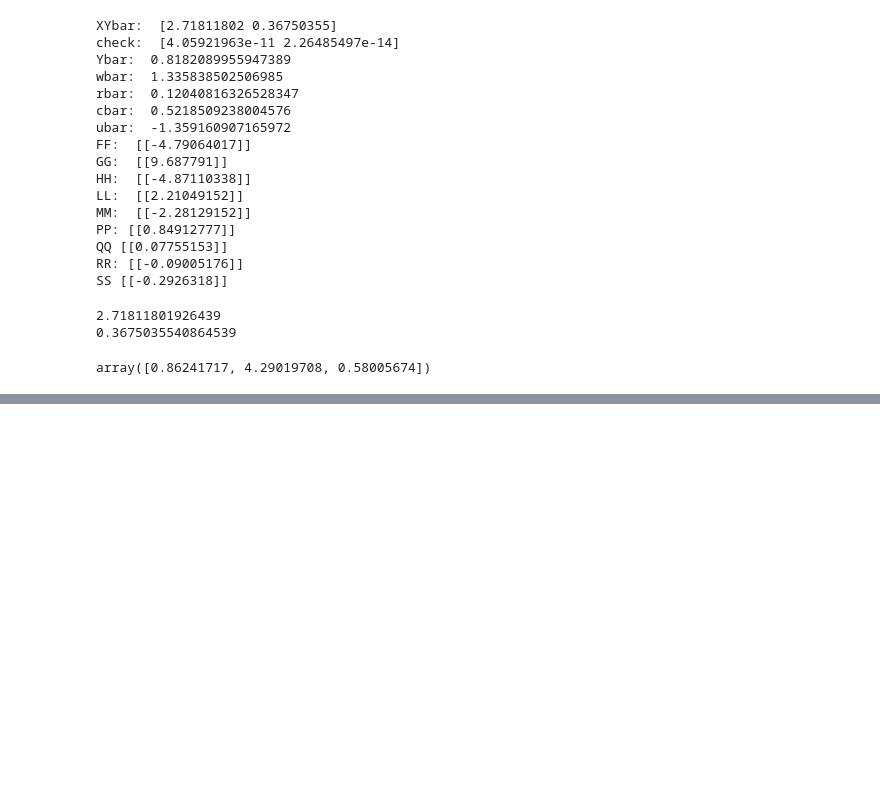
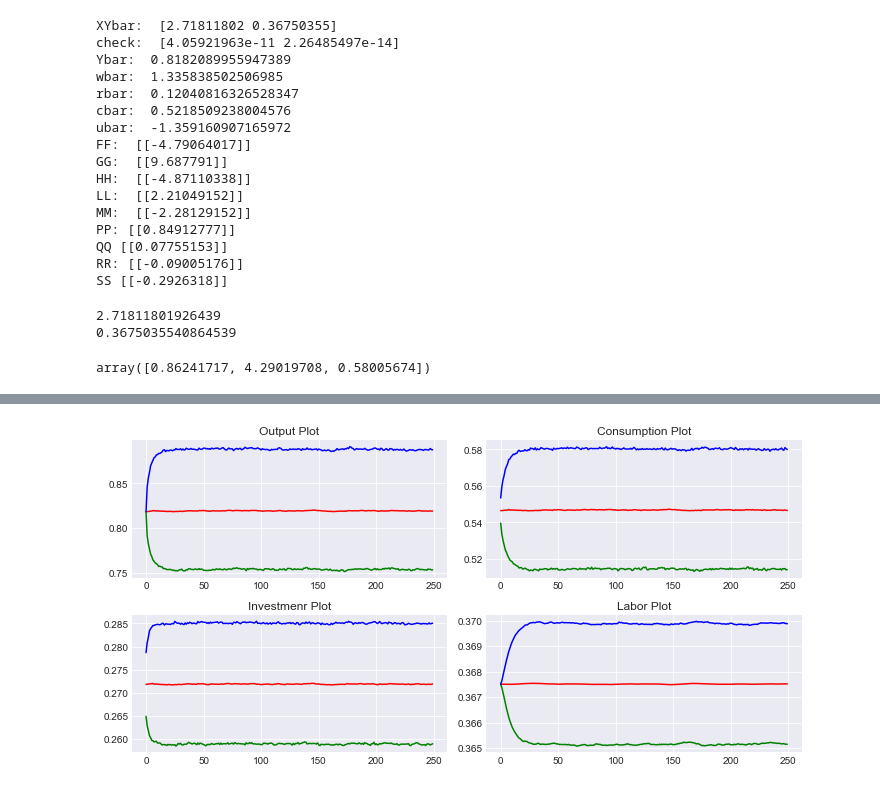
Before and after one commit to OpenSourceEcon/BootCamp2018, a Jupyter notebook: ProbSets/Econ/ProbSet4/ProbSet4_Codes.ipynb, the cells around one changed output, grey strips where cells are left out. Drawn from its saved outputs; the diff is of its cells as text; code cells hidden in the pictures; blank space fills up the shorter version.

```diff
--- a/ProbSets/Econ/ProbSet4/ProbSet4_Codes.ipynb
+++ b/ProbSets/Econ/ProbSet4/ProbSet4_Codes.ipynb
@@ -1217,0 +1209,97 @@ array([0.86241717, 4.29019708, 0.58005674])
+# %%
+#Functions
+
+def get_c(w, r, kp, k, l):
+    c = w * l + (r - delta) * k + k - kp
+    return c
+
+def get_r(k, l, z):
+    r = alpha * (l/k) ** (1 - alpha) * (np.exp(z)) ** (1 - alpha)
+    return r
+
+def get_w(k, l, z):
+    w = (1 - alpha) * (k/l) ** alpha * (np.exp(z)) ** (1 - alpha)
+    return w
+
+#generate time series
+sigmaz = 0.02
+e = np.random.normal(0, scale=sigmaz, size=(10000, 251))
+
+z = np.zeros_like(e)
+z[:, 0] = np.zeros(10000)
+for i in range(1, 251):
+    z[:, i] = rho * z[:, i - 1] + e[:, i]
+
+k = np.zeros_like(e)
+l = np.zeros_like(e)
+c = np.zeros_like(e)
+y = np.zeros_like(e)
+I = np.zeros_like(e)
+
+
+for i in range(1, 251):
+    k[:, i] = PP[0, 0] * k[:, i - 1] + QQ[0, 0] * z[:, i]
+    l[:, i] = -0.1919 * k[:, i - 1] + -0.0113 * z[:, i]
+k = kbar * np.exp(k)
+l = ellbar * np.exp(l)
+
+w = get_w(k, l, z)
+r = get_r(k, l, z)
+
+for i in range(250):
+    y[:, i] = k[:, i] ** alpha * l[:, i] ** (1 - alpha) * np.exp(z[:, i])
+    I[:, i] = k[:, i + 1] - (1 - delta) * k[:, i]
+    c[:, i] = w[:, i] * l[:, i] + (r[:, i] - delta) * k[:, i] + k[:, i] - k[:, i+1]
+y = y[:, 0:250]
+I = I[:, 0:250]
+c = c[:, 0:250]
+l = l[:, 0:250]
+ymean = y.mean(axis=0)
+cmean = c.mean(axis=0)
+Imean = I.mean(axis=0)
+lmean = l.mean(axis=0)
+
+ymin = np.zeros(250)
+ymax = np.zeros(250)
+cmin = np.zeros(250)
+cmax = np.zeros(250)
+Imin = np.zeros(250)
+Imax = np.zeros(250)
+lmin = np.zeros(250)
+lmax = np.zeros(250)
+for i in range(250):
+    ymin[i] = np.percentile(y[:, i], 5)
+    ymax[i] = np.percentile(y[:, i], 95)
+    cmin[i] = np.percentile(c[:, i], 5)
+    cmax[i] = np.percentile(c[:, i], 95)
+    Imin[i] = np.percentile(I[:, i], 5)
+    Imax[i] = np.percentile(I[:, i], 95)
+    lmin[i] = np.percentile(l[:, i], 5)
+    lmax[i] = np.percentile(l[:, i], 95)
+
+import pylab
+pylab.rcParams['figure.figsize'] = (10, 5)
+plt.subplot(221)
+plt.plot(np.arange(0, 250), ymean[0: 250], c='r')
+plt.plot(np.arange(0, 250), ymin, c ='g')
+plt.plot(np.arange(0, 250), ymax, c ='b')
+plt.title("Output Plot")
+plt.subplot(222)
+plt.plot(np.arange(0, 250), cmean[0: 250], c='r')
+plt.plot(np.arange(0, 250), cmin, c ='g')
+plt.plot(np.arange(0, 250), cmax, c ='b')
+plt.title("Consumption Plot")
+plt.subplot(223)
+plt.plot(np.arange(0, 250), Imean[0: 250], c='r')
+plt.plot(np.arange(0, 250), Imin, c ='g')
+plt.plot(np.arange(0, 250), Imax, c ='b')
+plt.title("Investmenr Plot")
+plt.subplot(224)
+plt.plot(np.arange(0, 250), lmean[0: 250], c='r')
+plt.plot(np.arange(0, 250), lmin, c ='g')
+plt.plot(np.arange(0, 250), lmax, c ='b')
+plt.title("Labor Plot")
+plt.tight_layout()
+plt.show()
+# %% [output]
+[figure, added]
```
Also changed, not shown: parts of 52 cells of this notebook, 2 other files.
